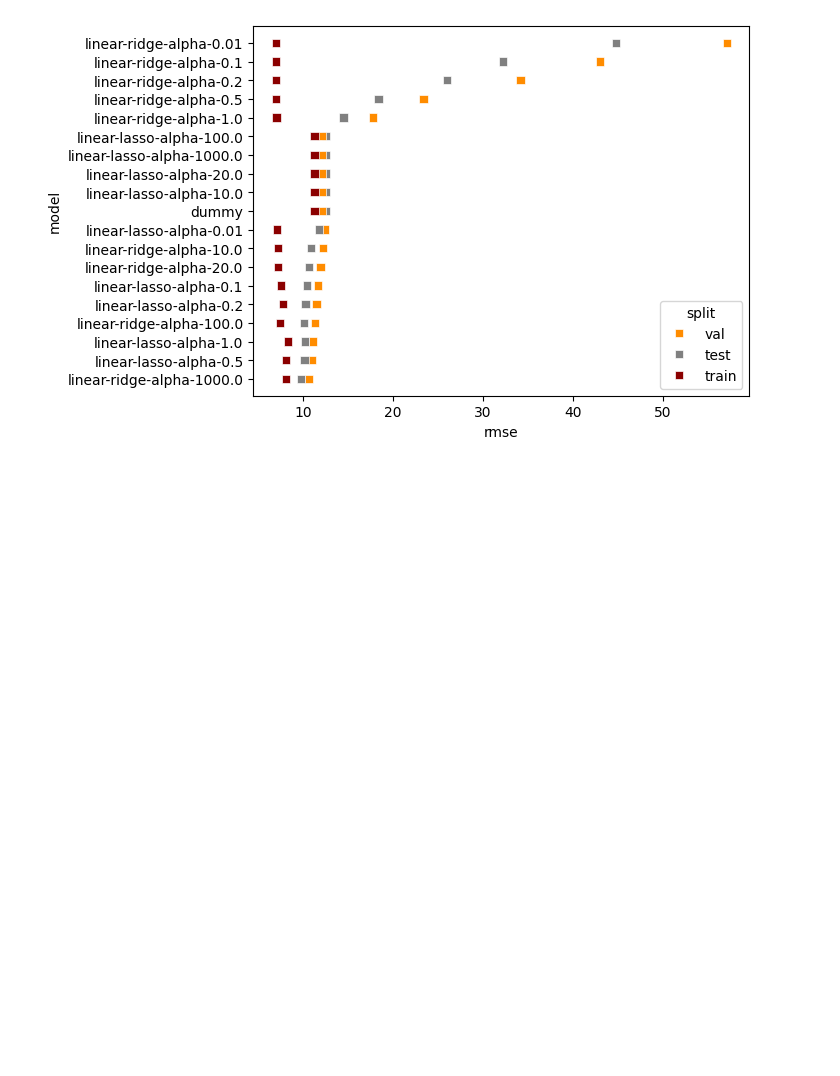
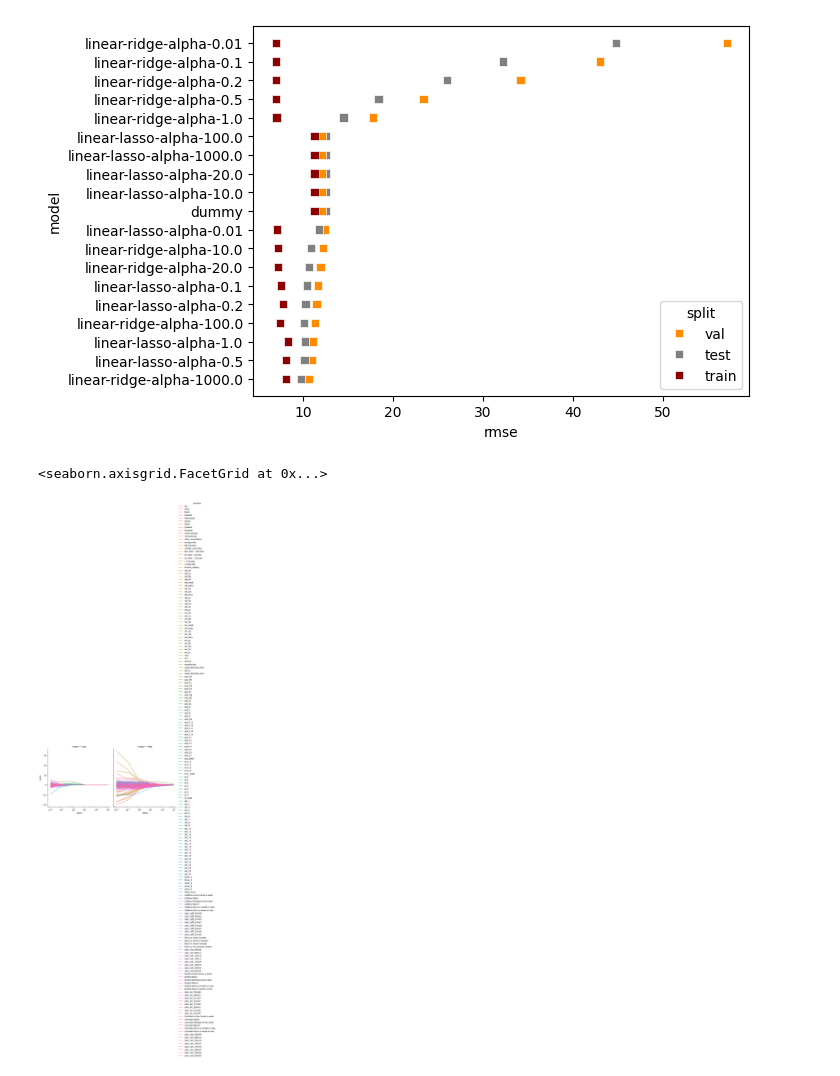
Before and after one commit to keresztalina/datasci_f24, a Jupyter notebook: src/depression_model.ipynb, the cells around one changed output. Saved outputs shown, nothing was run; the diff lists cells and outputs as text; code cells hidden in the pictures; blank space fills up the shorter version.

```diff
--- a/src/depression_model.ipynb
+++ b/src/depression_model.ipynb
@@ -32,7 +33,7 @@ plt.show()
 # %% [output]
 [figure]
 # %%
-X = data.iloc[:,:181].values
+X = data.iloc[:,:182].values
 y = data.iloc[:,182].values
 # %%
 X_train, X_test, y_train, y_test = train_test_split(X, y,
@@ -103,3 +102,5 @@ performances = []
+# %%
+model_performances = []
 # %%
 def evaluate(model, X, y, nsplit, model_name, constant_value=None):
     ''' Evaluates the performance of a model
@@ -117,7 +118,7 @@ def evaluate(model, X, y, nsplit, model_name, constant_value=None):
         preds = model.predict(X)
     r2 = r2_score(y, preds)
     performance = np.sqrt(mean_squared_error(y, preds))
-    performances.append({'model': model_name,
+    model_performances.append({'model': model_name,
                          'split': nsplit,
                          'rmse': performance.round(4),
                          'r2': r2.round(4)})
@@ -172,12 +173,15 @@ plt.show()
 [figure]
 # %%
 coefs = pd.DataFrame(np.vstack([v.coef_.round(4) for v in models.values()]),
-                     columns=data.iloc[:,:181].columns)
+                     columns=data.iloc[:,:182].columns)
 coefs['mtype'] = [k.split('-')[0] for k in models.keys()]
 coefs['alpha'] = [float(k.split('-')[1]) for k in models.keys()]
 coefs = pd.melt(coefs, id_vars=['mtype', 'alpha'])# turning data into long format
 
 grid = sns.relplot(data=coefs[coefs['mtype']!='linear'],
                    x='alpha', y='value',
                    hue='variable', col='mtype', kind='line')
 grid.set(xscale="log")
+# %% [output]
+<seaborn.axisgrid.FacetGrid at 0x...>
+[figure, added]
```
Also changed, not shown: parts of 32 cells of this notebook, 3 other files.
